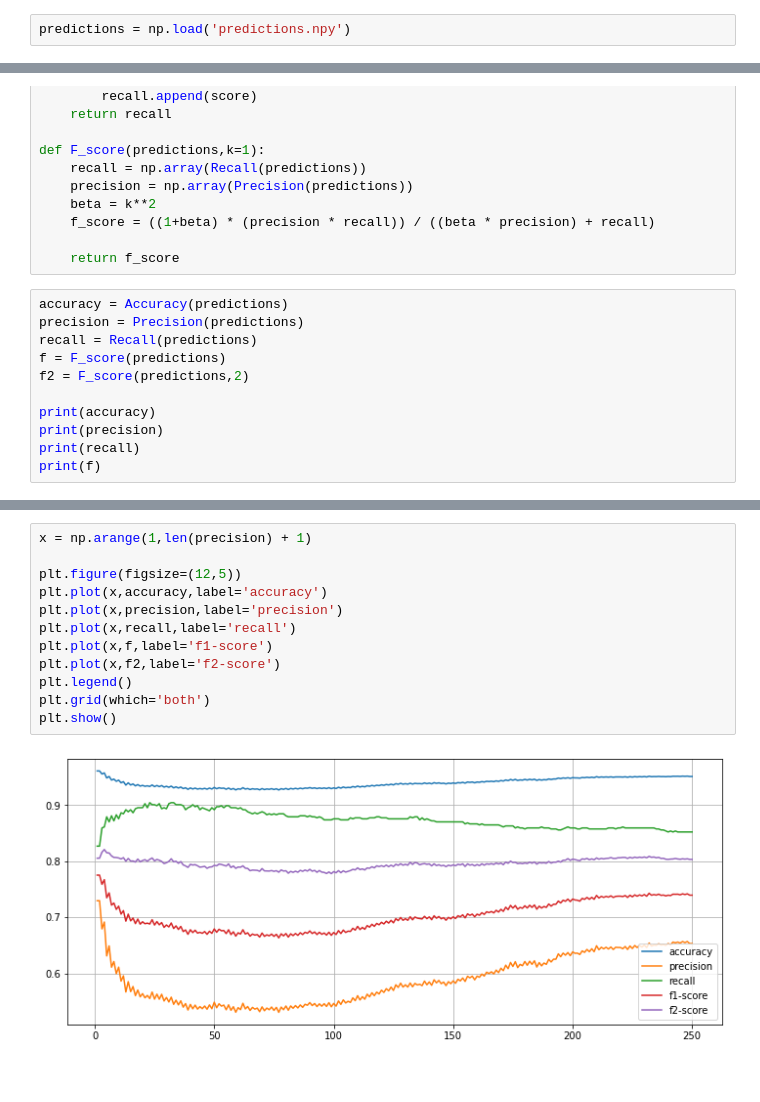
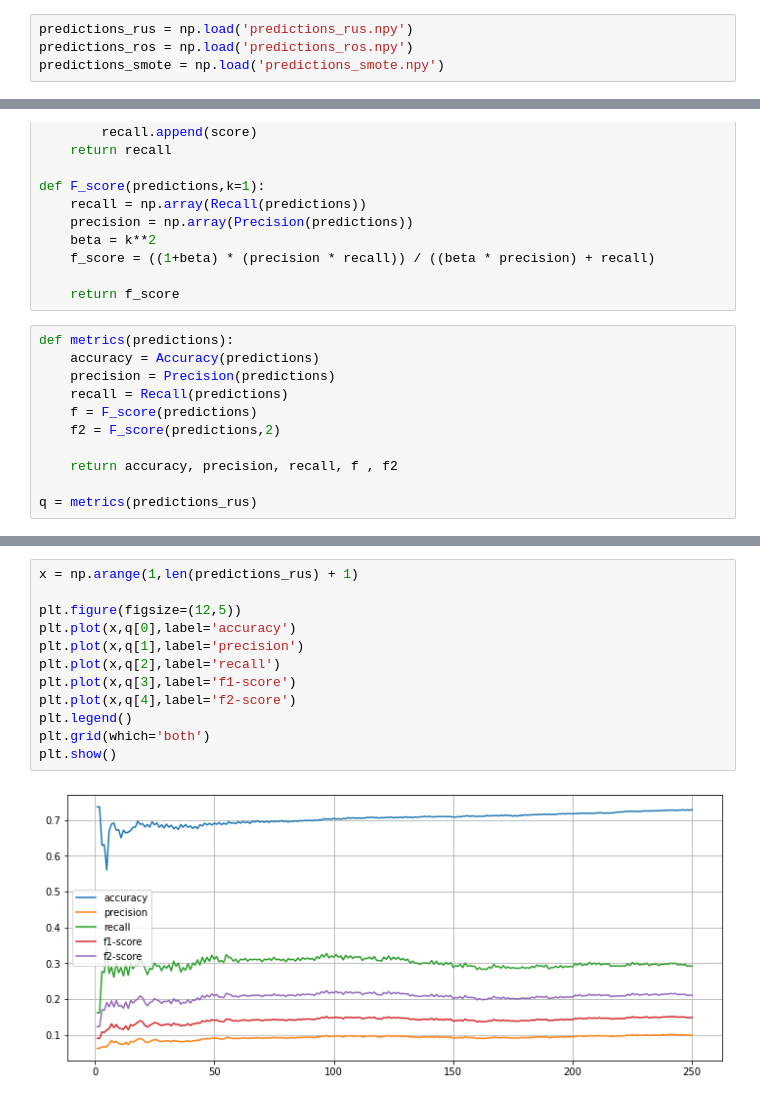
Before and after one commit to EMAT31530/ai-group-project-group-28, a Jupyter notebook: KNN testing/RealKNN/ActualKNN.ipynb, the cells around one changed output, grey strips where cells are left out. Saved outputs shown, nothing was run; the diff lists cells and outputs as text.

```diff
--- a/KNN testing/RealKNN/ActualKNN.ipynb
+++ b/KNN testing/RealKNN/ActualKNN.ipynb
@@ -102,4 +102,6 @@ np.save('predictions_rus.npy',predictions_rus)
 np.save('predictions_ros.npy',predictions_ros)
 np.save('predictions_smote.npy',predictions_smote)
 # %%
-predictions = np.load('predictions.npy')
+predictions_rus = np.load('predictions_rus.npy')
+predictions_ros = np.load('predictions_ros.npy')
+predictions_smote = np.load('predictions_smote.npy')
@@ -160,13 +155,13 @@ def F_score(predictions,k=1):
 
     return f_score
 # %%
-accuracy = Accuracy(predictions)
-precision = Precision(predictions)
-recall = Recall(predictions)
-f = F_score(predictions)
-f2 = F_score(predictions,2)
+def metrics(predictions):
+    accuracy = Accuracy(predictions)
+    precision = Precision(predictions)
+    recall = Recall(predictions)
+    f = F_score(predictions)
+    f2 = F_score(predictions,2)
 
-print(accuracy)
-print(precision)
-print(recall)
-print(f)
+    return accuracy, precision, recall, f , f2
+
+q = metrics(predictions_rus)
@@ -191,14 +168,14 @@ print(f)
 # %%
-x = np.arange(1,len(precision) + 1)
+x = np.arange(1,len(predictions_rus) + 1)
 
 plt.figure(figsize=(12,5))
-plt.plot(x,accuracy,label='accuracy')
-plt.plot(x,precision,label='precision')
-plt.plot(x,recall,label='recall')
-plt.plot(x,f,label='f1-score')
-plt.plot(x,f2,label='f2-score')
+plt.plot(x,q[0],label='accuracy')
+plt.plot(x,q[1],label='precision')
+plt.plot(x,q[2],label='recall')
+plt.plot(x,q[3],label='f1-score')
+plt.plot(x,q[4],label='f2-score')
 plt.legend()
 plt.grid(which='both')
 plt.show()
 # %% [output]
-[figure, old version]
+[figure, new version]
```
Also changed, not shown: parts of 8 cells of this notebook, 1 other file.
